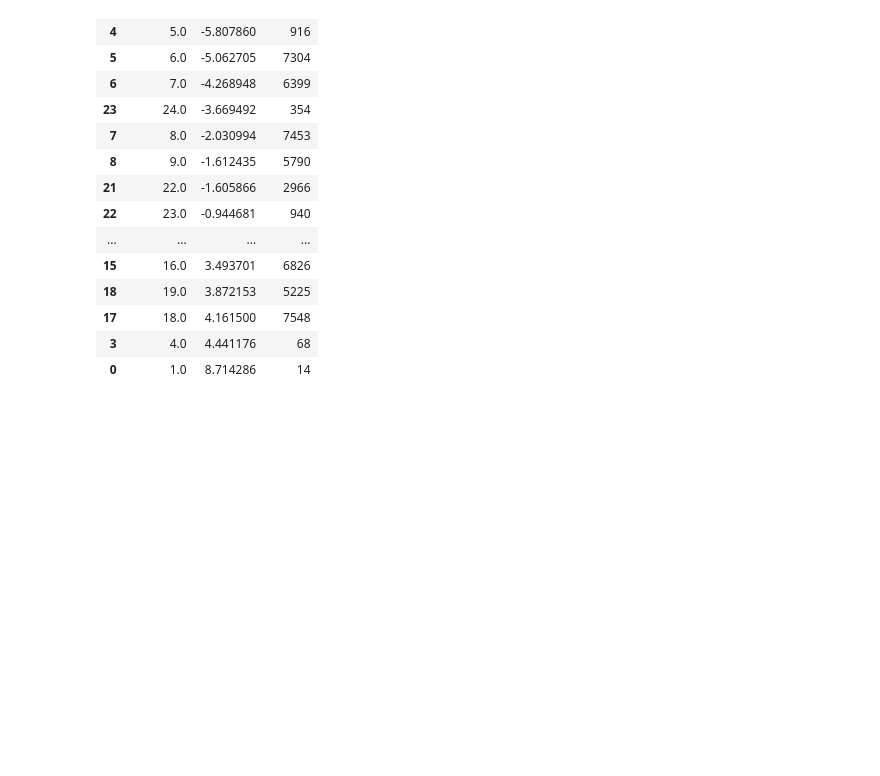
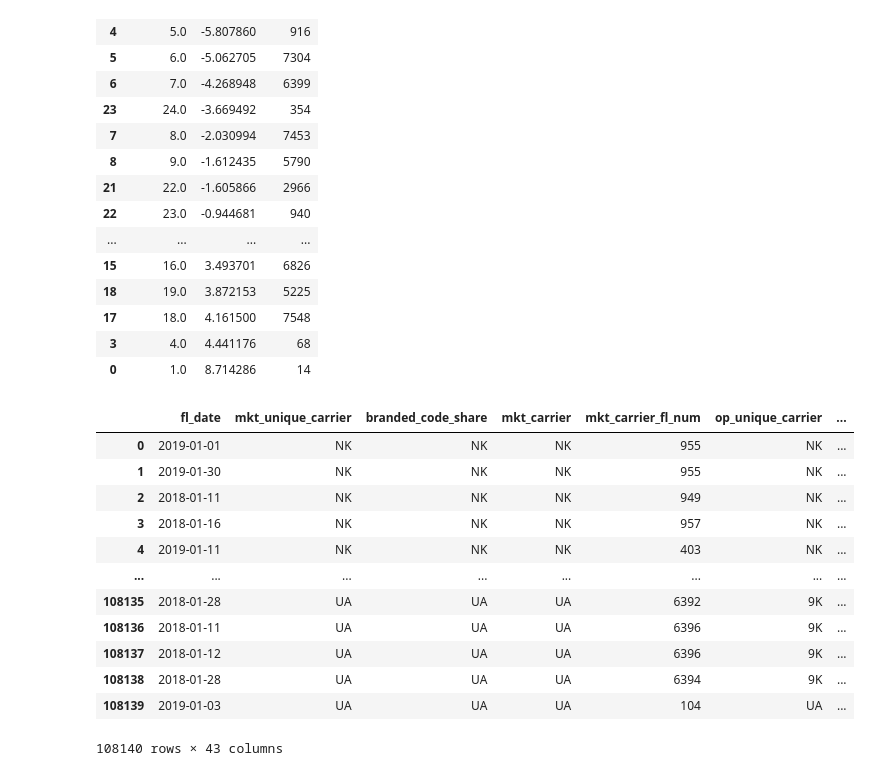
Before and after one commit to Graham-Broughton/flight_delay, a Jupyter notebook: EDA_and_preprocessing/Visualization Workbook.ipynb, the cells around one changed output. Drawn from its saved outputs; the diff is of its cells as text; code cells hidden in the pictures; blank space fills up the shorter version.

```diff
--- a/EDA_and_preprocessing/Visualization Workbook.ipynb
+++ b/EDA_and_preprocessing/Visualization Workbook.ipynb
@@ -262,3 +262,19 @@ df.groupby('dep_hour', as_index=False).agg({'arr_delay': 'mean', 'fl_date': 'siz
 | 0 | 1.0 | 8.714286 | 14 |
 # %%
 df['dep_hour'] = df['dep_hour'].replace({0:24})
+# %%
+df
+# %% [output]
+|  | fl_date | mkt_unique_carrier | branded_code_share | mkt_carrier | mkt_carrier_fl_num | op_unique_carrier | ... |
+| 0 | 2019-01-01 | NK | NK | NK | 955 | NK | ... |
+| 1 | 2019-01-30 | NK | NK | NK | 955 | NK | ... |
+| 2 | 2018-01-11 | NK | NK | NK | 949 | NK | ... |
+| 3 | 2018-01-16 | NK | NK | NK | 957 | NK | ... |
+| 4 | 2019-01-11 | NK | NK | NK | 403 | NK | ... |
+| ... | ... | ... | ... | ... | ... | ... | ... |
+| 108135 | 2018-01-28 | UA | UA | UA | 6392 | 9K | ... |
+| 108136 | 2018-01-11 | UA | UA | UA | 6396 | 9K | ... |
+| 108137 | 2018-01-12 | UA | UA | UA | 6396 | 9K | ... |
+| 108138 | 2018-01-28 | UA | UA | UA | 6394 | 9K | ... |
+| 108139 | 2019-01-03 | UA | UA | UA | 104 | UA | ... |
+108140 rows × 43 columns
```
Also changed, not shown: 9 other files.
